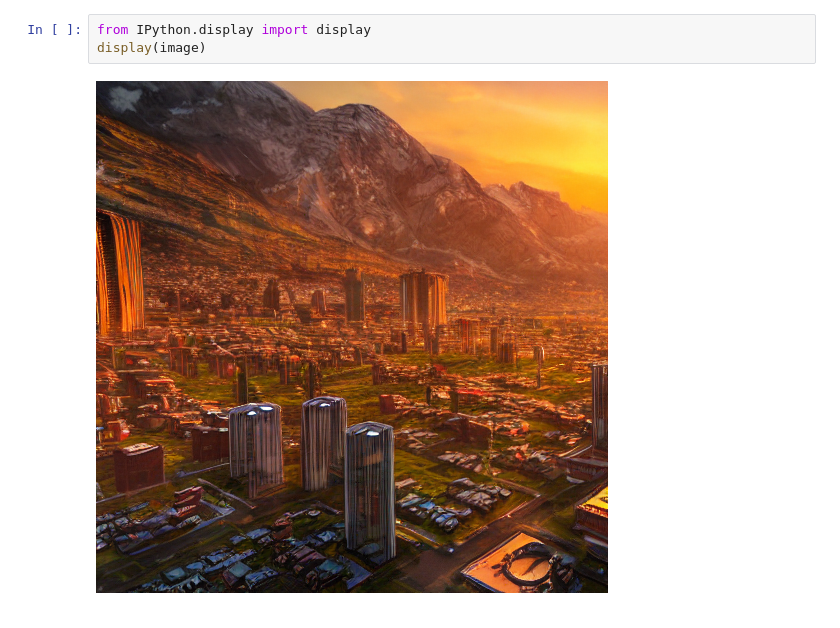
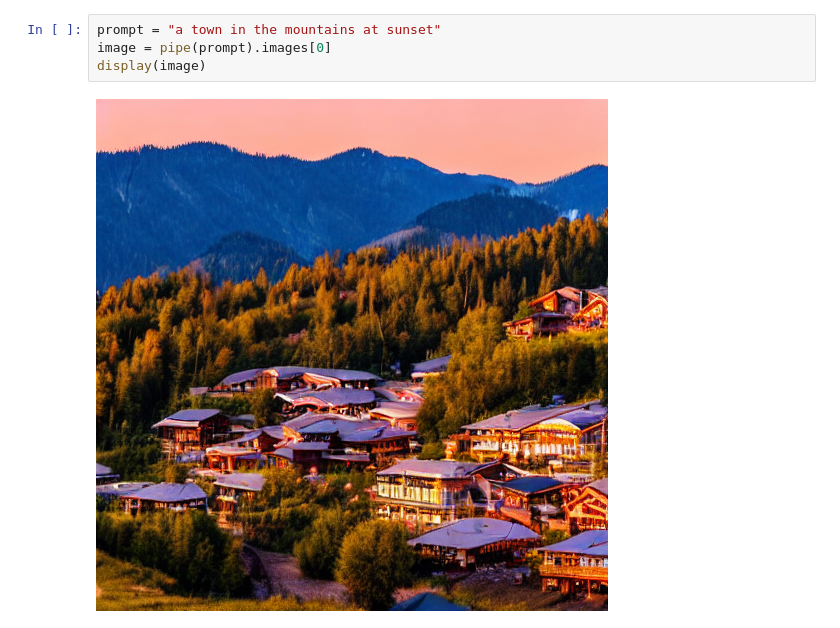
Before and after one commit to camillan/generative-ai, a Jupyter notebook: Diffusion_model.ipynb, the cells around one changed output. Saved outputs shown, nothing was run; the diff lists cells and outputs as text.

```diff
--- a/Diffusion_model.ipynb
+++ b/Diffusion_model.ipynb
@@ -20,8 +17,9 @@ To authenticate with the Hugging Face Hub, create a token in your settings tab (
 You will be able to reuse this secret in all of your notebooks.
 Please note that authentication is recommended but still optional to access public models or datasets.
   warnings.warn(
-# %%
-from IPython.display import display
-display(image)
-# %% [output]
-[figure, removed]
+# %%
+prompt = "a town in the mountains at sunset"
+image = pipe(prompt).images[0]
+display(image)
+# %% [output]
+[figure, added]
```
Also changed, not shown: parts of 2 cells of this notebook.
